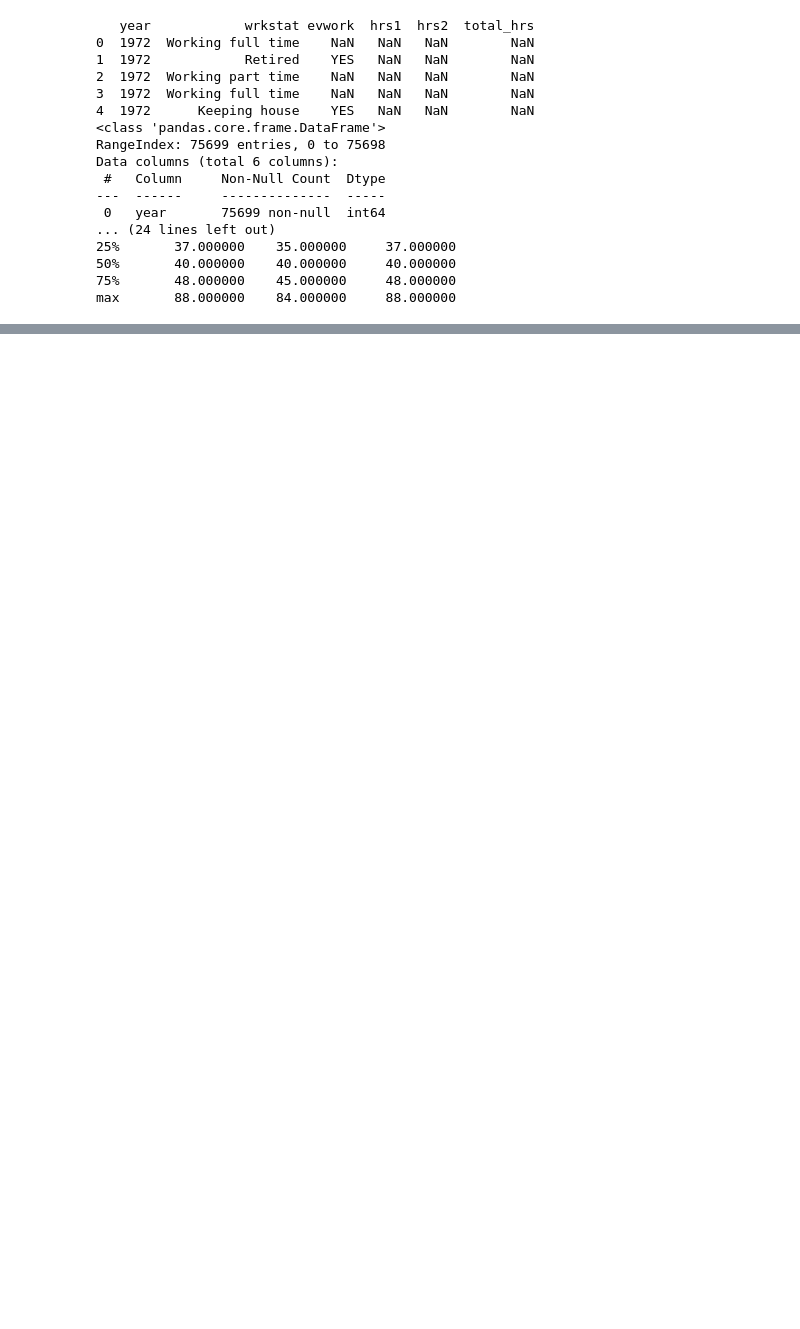
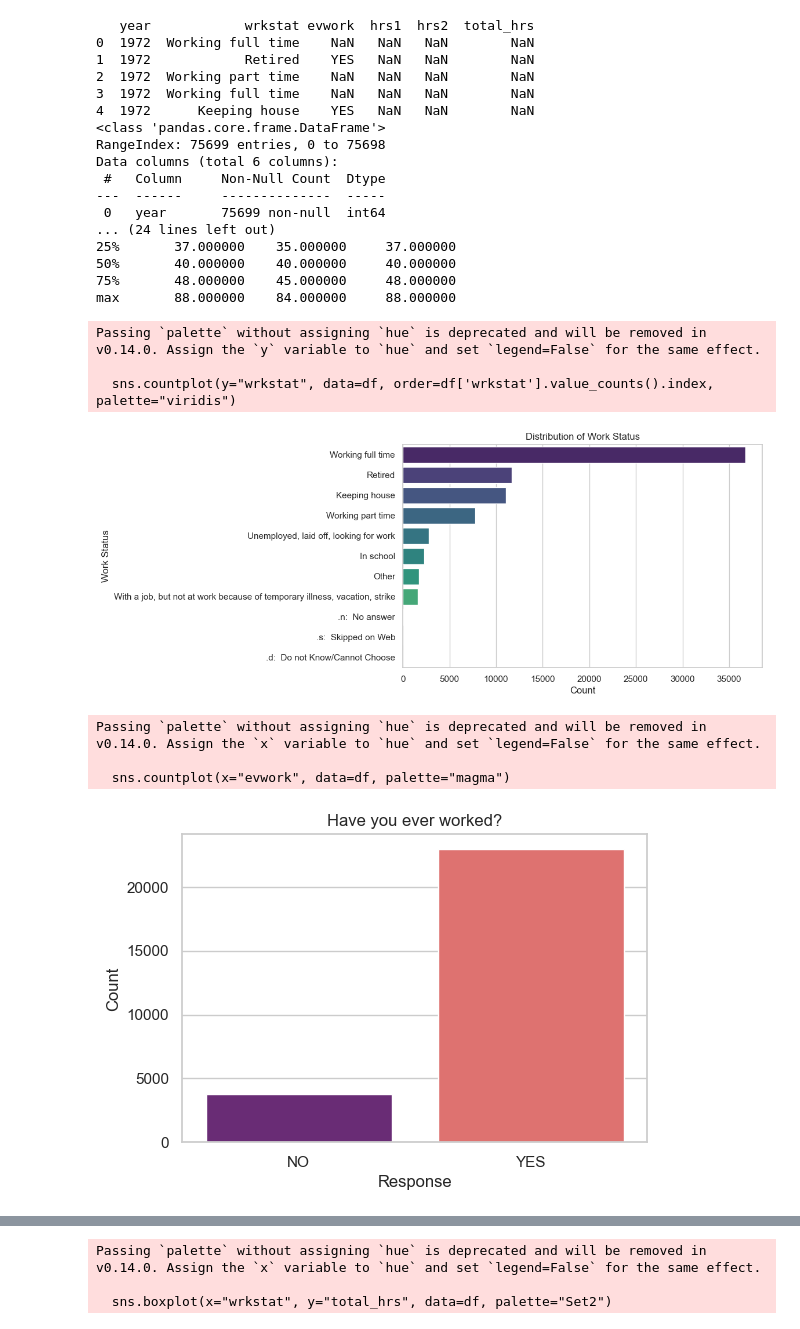
Before and after one commit to cayang17/lab_eda, a Jupyter notebook: lab_notebook.ipynb, the cells around one changed output, grey strips where cells are left out. Drawn from its saved outputs; the diff is of its cells as text; code cells hidden in the pictures; blank space fills up the shorter version.

```diff
--- a/lab_notebook.ipynb
+++ b/lab_notebook.ipynb
@@ -86,3 +106,73 @@ Data columns (total 6 columns):
 50%       40.000000    40.000000     40.000000
 75%       48.000000    45.000000     48.000000
 max       88.000000    84.000000     88.000000
+# %%
+# 4
+
+import matplotlib.pyplot as plt
+import seaborn as sns
+
+sns.set(style="whitegrid")
+
+# 1. Distribution of Work Status
+plt.figure(figsize=(8,5))
+sns.countplot(y="wrkstat", data=df, order=df['wrkstat'].value_counts().index, palette="viridis")
+plt.title("Distribution of Work Status")
+plt.xlabel("Count")
+plt.ylabel("Work Status")
+plt.show()
+
+# 2. Ever Worked Distribution
+plt.figure(figsize=(6,4))
+sns.countplot(x="evwork", data=df, palette="magma")
+plt.title("Have you ever worked?")
+plt.xlabel("Response")
+plt.ylabel("Count")
+plt.show()
+
+# 3. Histogram of Weekly Hours
+plt.figure(figsize=(8,5))
+sns.histplot(df['total_hrs'], bins=30, kde=True, color="steelblue")
+plt.title("Distribution of Weekly Working Hours")
+plt.xlabel("Weekly Hours Worked")
+plt.ylabel("Frequency")
+plt.show()
+
+# 4. Boxplot: Hours by Work Status
+plt.figure(figsize=(10,6))
+sns.boxplot(x="wrkstat", y="total_hrs", data=df, palette="Set2")
+plt.title("Weekly Working Hours by Work Status")
+plt.xlabel("Work Status")
+plt.ylabel("Weekly Hours")
+plt.xticks(rotation=30)
+plt.show()
+
+# 5. Trend Over Time (Year vs Avg Hours)
+avg_hours_by_year = df.groupby("year")['total_hrs'].mean()
+
+plt.figure(figsize=(10,5))
+avg_hours_by_year.plot(marker="o", linestyle="-", color="darkgreen")
+plt.title("Average Weekly Hours Worked Over Time")
+plt.xlabel("Year")
+plt.ylabel("Average Weekly Hours")
+plt.grid(True)
+plt.show()
+
+# 6. Numeric Summaries
+print("\n--- Summary Statistics ---")
+print(df[['hrs1','hrs2','total_hrs']].describe())
+
+print("\n--- Work Status Counts ---")
+print(df['wrkstat'].value_counts())
+
+print("\n--- Ever Worked Counts ---")
+print(df['evwork'].value_counts())
+# %% [output]
+Passing `palette` without assigning `hue` is deprecated and will be removed in v0.14.0. Assign the `y` variable to `hue` and set `legend=False` for the same effect.
+
+  sns.countplot(y="wrkstat", data=df, order=df['wrkstat'].value_counts().index, palette="viridis")
+[figure, added]
+Passing `palette` without assigning `hue` is deprecated and will be removed in v0.14.0. Assign the `x` variable to `hue` and set `legend=False` for the same effect.
+
+  sns.countplot(x="evwork", data=df, palette="magma")
+[figure, added]
@@ -88,0 +180,3 @@ max       88.000000    84.000000     88.000000
+Passing `palette` without assigning `hue` is deprecated and will be removed in v0.14.0. Assign the `x` variable to `hue` and set `legend=False` for the same effect.
+
+  sns.boxplot(x="wrkstat", y="total_hrs", data=df, palette="Set2")
```
Also changed, not shown: parts of 2 cells of this notebook.
